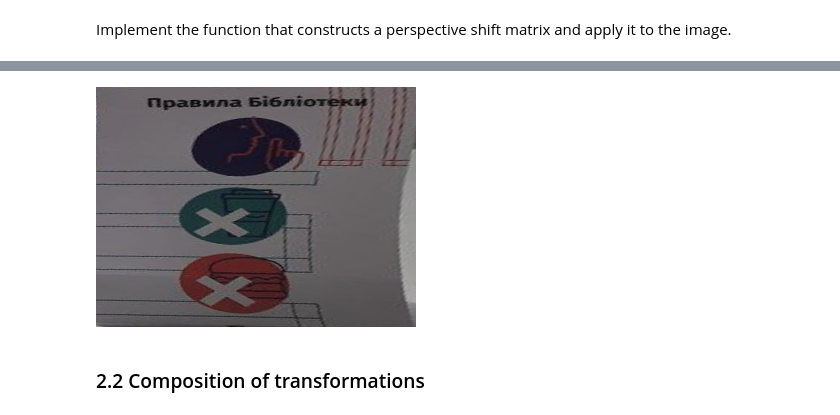
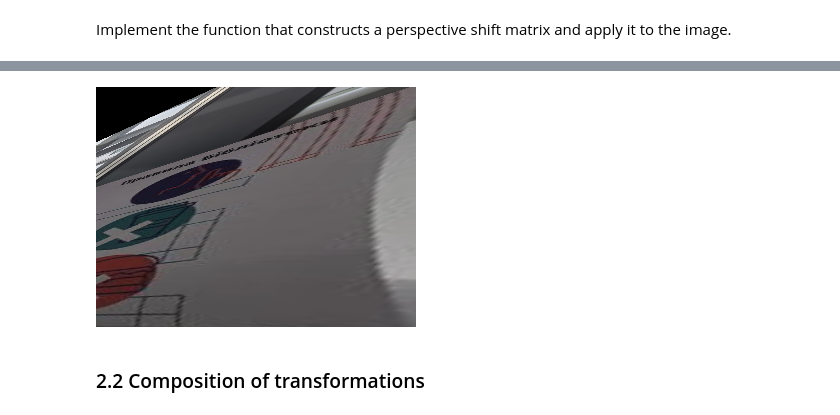
Before and after one commit to Siromanec/la-lab1-mutel_muzychuk_ivanov, a Jupyter notebook: Ivanov_Mutel_Muzychuk_LA_Lab_1.ipynb, the cells around one changed output, grey strips where cells are left out. Cells and saved outputs as stored; diff of their text form; code cells hidden in the pictures.

```diff
--- a/Ivanov_Mutel_Muzychuk_LA_Lab_1.ipynb
+++ b/Ivanov_Mutel_Muzychuk_LA_Lab_1.ipynb
@@ -646,8 +646,29 @@ Implement the function that constructs a perspective shift matrix and apply it t
 # %%
 ##### YOUR CODE STARTS #####
 def get_perspective_transform_matrix(source, destination):
-  ...
-  return ...
+  # Ac=b
+  A = np.matrix([[0. for i in range(8)] for i in range(8)])
+  b = np.array([0. for i in range(8)])
+  for i in range(4):
+
+    A[i, 0] = source[i][0]
+    A[i, 1] = source[i][1]
+    A[i, 2] = 1
+    A[i, 6] = -1 * source[i][0] * destination[i][0]
+    A[i, 7] = -1 * source[i][1] * destination[i][0]
+    b[i] = destination[i][0]
+
+    A[3+i, 3] = source[i][0]
+    A[3+i, 4] = source[i][1]
+    A[3+i, 5] = 1
+    A[3+i, 6] = -1 * source[i][0] * destination[i][1]
+    A[3+i, 7] = -1 * source[i][1] * destination[i][1]
+    b[3+i] = destination[i][1]
+
+  c = np.linalg.lstsq(A, b, rcond=-1)[0]
+  c = np.append(c, 1)
+  c = np.reshape(c, [3, 3])
+  return c
 
 rows,cols,ch = image2.shape
 
@@ -655,8 +676,8 @@ source_points = np.float32([[483, 517], [635, 500],  [677, 800], [538, 884]])
 # let us divide the corrresponding "corners" of the image by 4, so that the library  rules will not be too stretched
 destination_points = np.float32([[0, 0], [rows//4, 0], [rows//4, cols//4], [0, cols//4]])
 
-# perspective_shift_m = get_perspective_transform_matrix(source_points, destination_points)
-perspective_shift_m = cv.getPerspectiveTransform(source_points, destination_points)
+perspective_shift_m = get_perspective_transform_matrix(source_points, destination_points)
+# perspective_shift_m = cv.getPerspectiveTransform(source_points, destination_points)
 
 # again, divide the size vectors by 4 to create smaller but smoother image
 transformed = cv.warpPerspective(image2, perspective_shift_m, [rows//4, cols//4])
@@ -667,4 +690,4 @@ display(Image.fromarray(transformed[:,:,::-1]))
-[figure, old version]
+[figure, new version]
 # %% [markdown]
 ### 2.2 Composition of transformations
 # %% [markdown]
```
Also changed, not shown: parts of 2 cells of this notebook.
